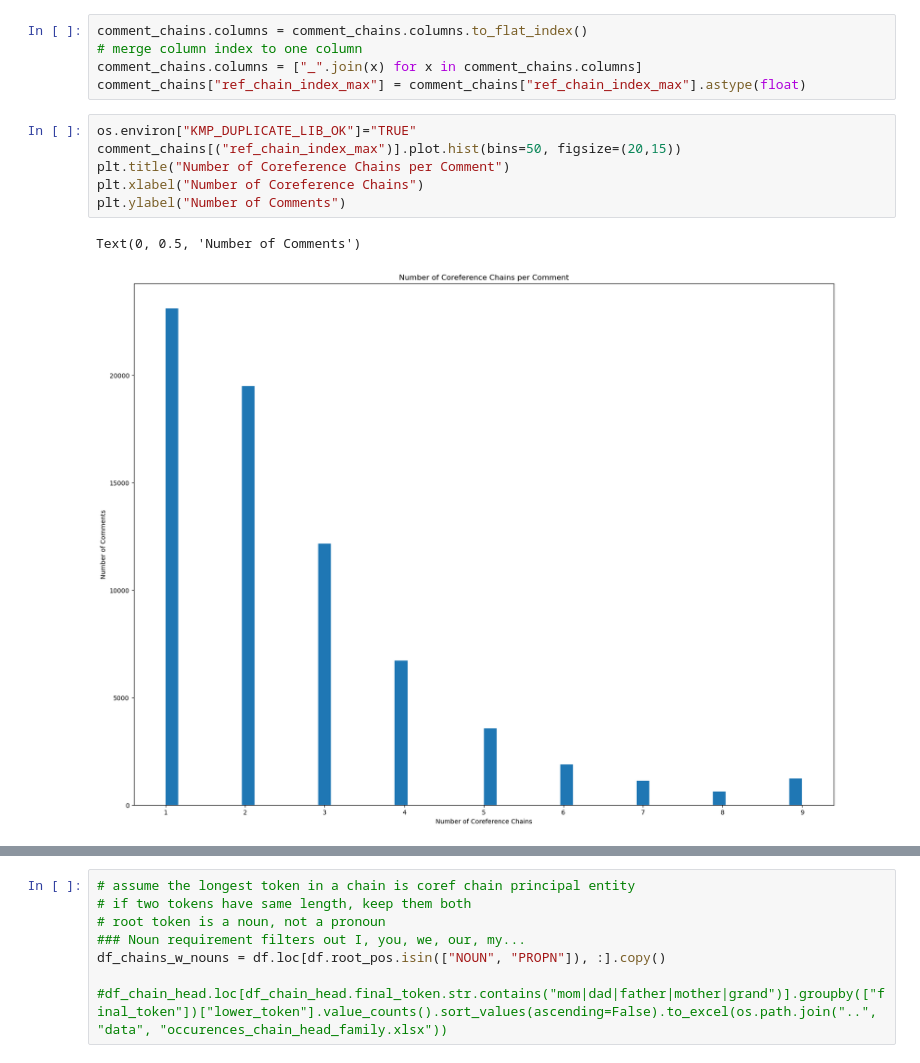
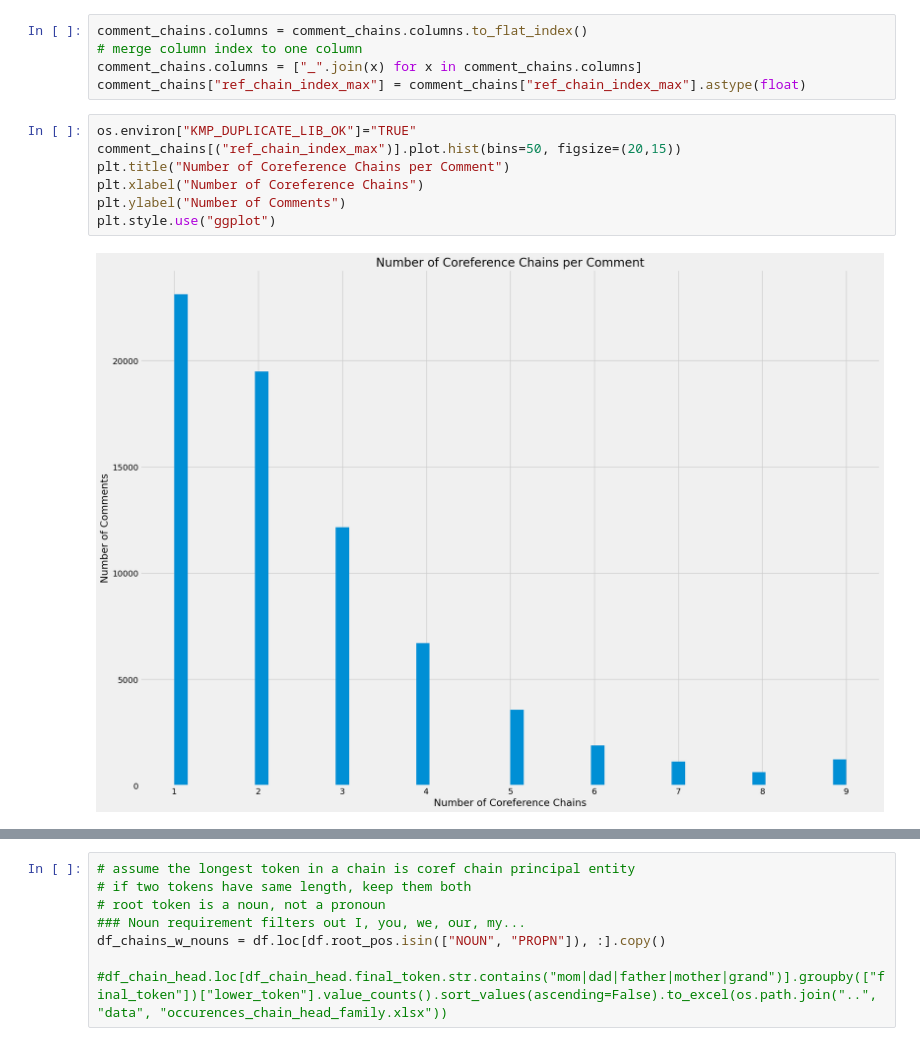
Before and after one commit to dr00b/testing_llm_in_delusion_recognition, a Jupyter notebook: notebooks/knowledgable_informant_narratives.ipynb, the cells around one changed output, grey strips where cells are left out. Saved outputs shown, nothing was run; the diff lists cells and outputs as text.

```diff
--- a/notebooks/knowledgable_informant_narratives.ipynb
+++ b/notebooks/knowledgable_informant_narratives.ipynb
@@ -281,12 +286,12 @@ comment_chains["ref_chain_index_max"] = comment_chains["ref_chain_index_max"].as
 # %%
 os.environ["KMP_DUPLICATE_LIB_OK"]="TRUE"
 comment_chains[("ref_chain_index_max")].plot.hist(bins=50, figsize=(20,15))
 plt.title("Number of Coreference Chains per Comment")
 plt.xlabel("Number of Coreference Chains")
 plt.ylabel("Number of Comments")
+plt.style.use("ggplot")
 # %% [output]
-Text(0, 0.5, 'Number of Comments')
-[figure, old version]
+[figure, new version]
 # %%
 comment_chains.loc[(comment_chains[("chain_len_median")] < 30), ("chain_len_median")].plot.hist(bins=30, figsize=(20,15))
 plt.title("Median Chain Length Per Comment")
```
Also changed, not shown: parts of 2 cells of this notebook.
